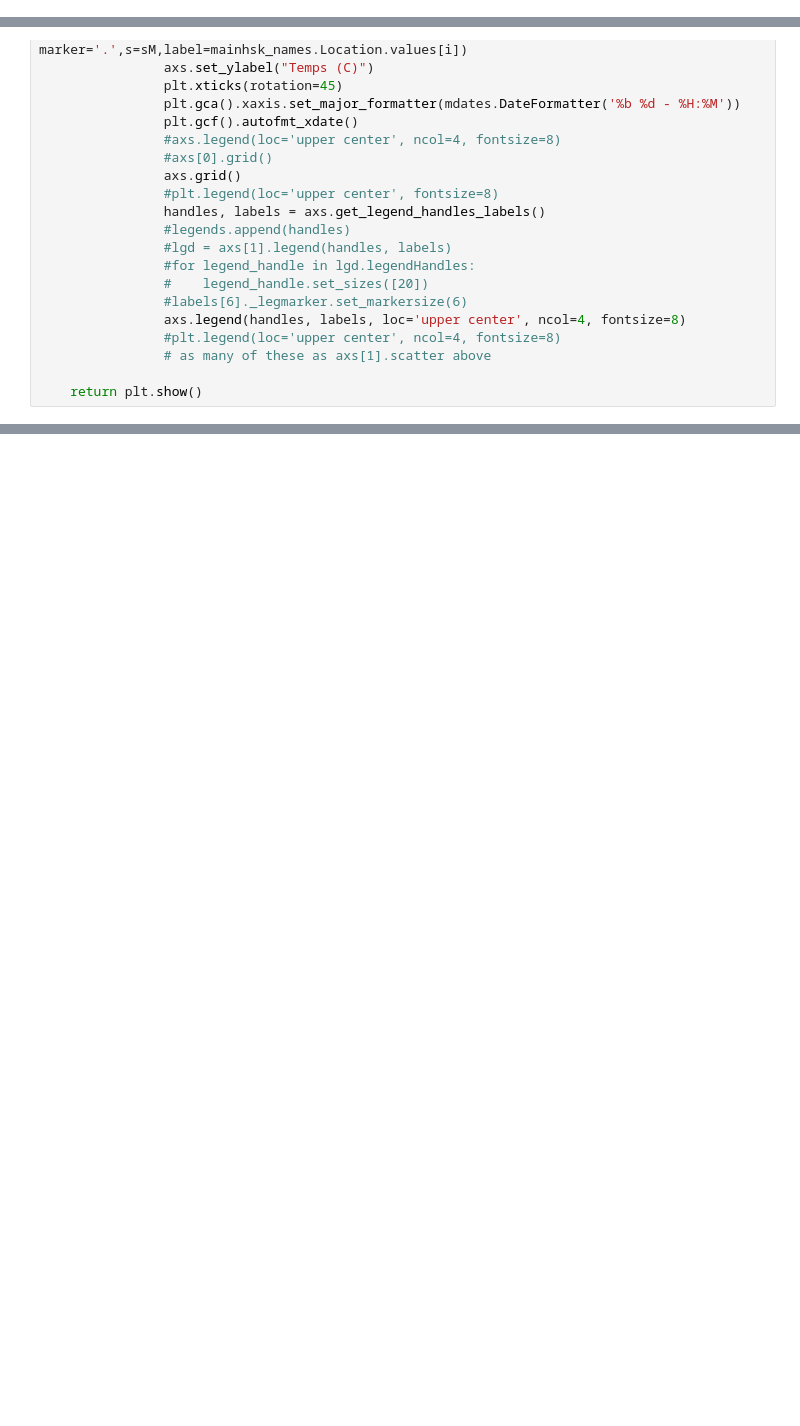
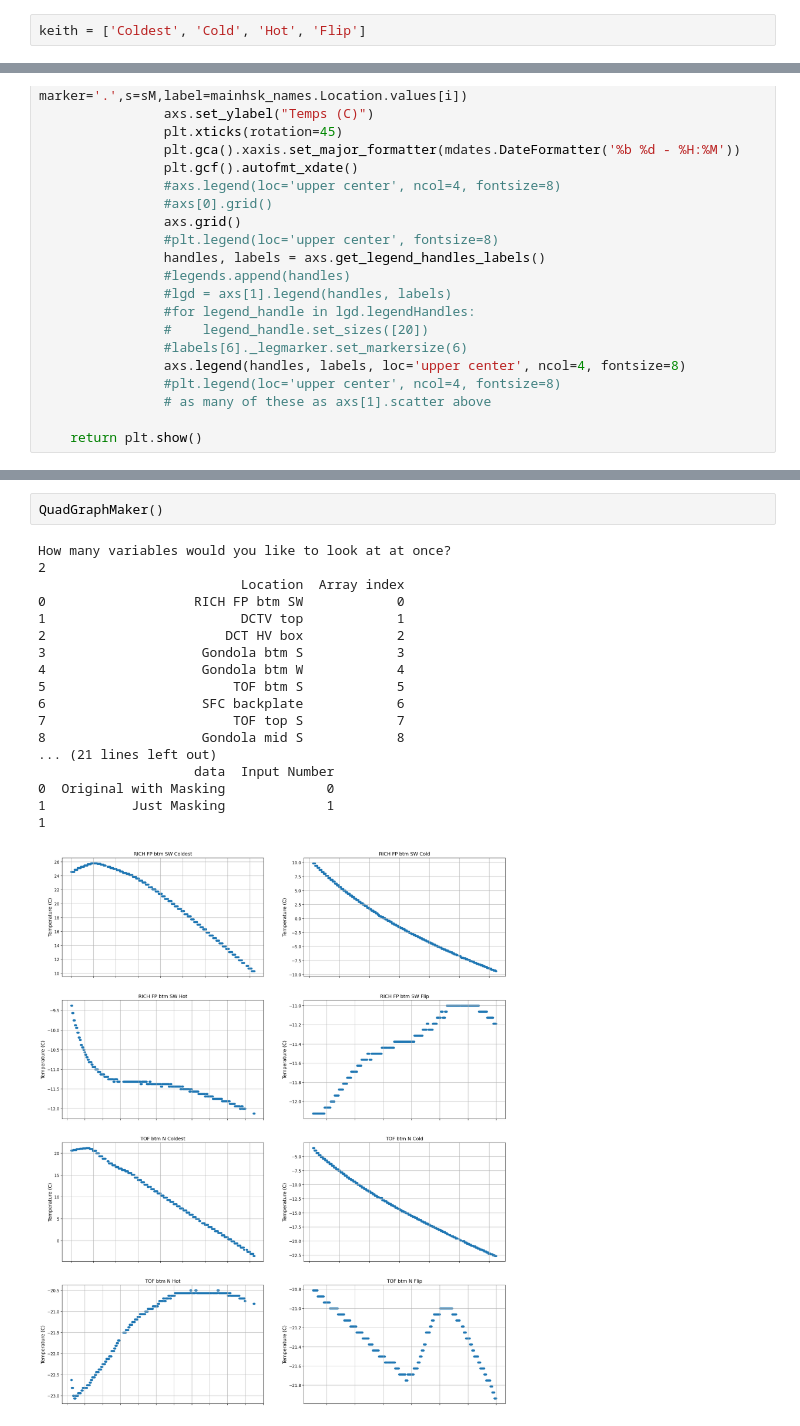
Before and after one commit to DCGorilla62/Helix_Temp_Masking, a Jupyter notebook: Helix_Temp_Stuff/Organizedish_Helix_Temp_Code.ipynb, the cells around one changed output, grey strips where cells are left out. Saved outputs shown, nothing was run; the diff lists cells and outputs as text; blank space fills up the shorter version.

```diff
--- a/Helix_Temp_Stuff/Organizedish_Helix_Temp_Code.ipynb
+++ b/Helix_Temp_Stuff/Organizedish_Helix_Temp_Code.ipynb
@@ -137,3 +137,5 @@ def Masking(j, dT):
       #      mainhsk_temps_array_masked[i] = np.nan
 
     return mainhsk_temps_array_masked
+# %%
+keith = ['Coldest', 'Cold', 'Hot', 'Flip']
@@ -871,0 +687,21 @@ import os
+# %%
+QuadGraphMaker()
+# %% [output]
+How many variables would you like to look at at once?
+2
+                          Location  Array index
+0                   RICH FP btm SW            0
+1                         DCTV top            1
+2                       DCT HV box            2
+3                    Gondola btm S            3
+4                    Gondola btm W            4
+5                        TOF btm S            5
+6                    SFC backplate            6
+7                        TOF top S            7
+8                    Gondola mid S            8
+... (21 lines left out)
+                    data  Input Number
+0  Original with Masking             0
+1           Just Masking             1
+1
+[figure, added]
```
Also changed, not shown: parts of 7 cells of this notebook, 1 other file.
